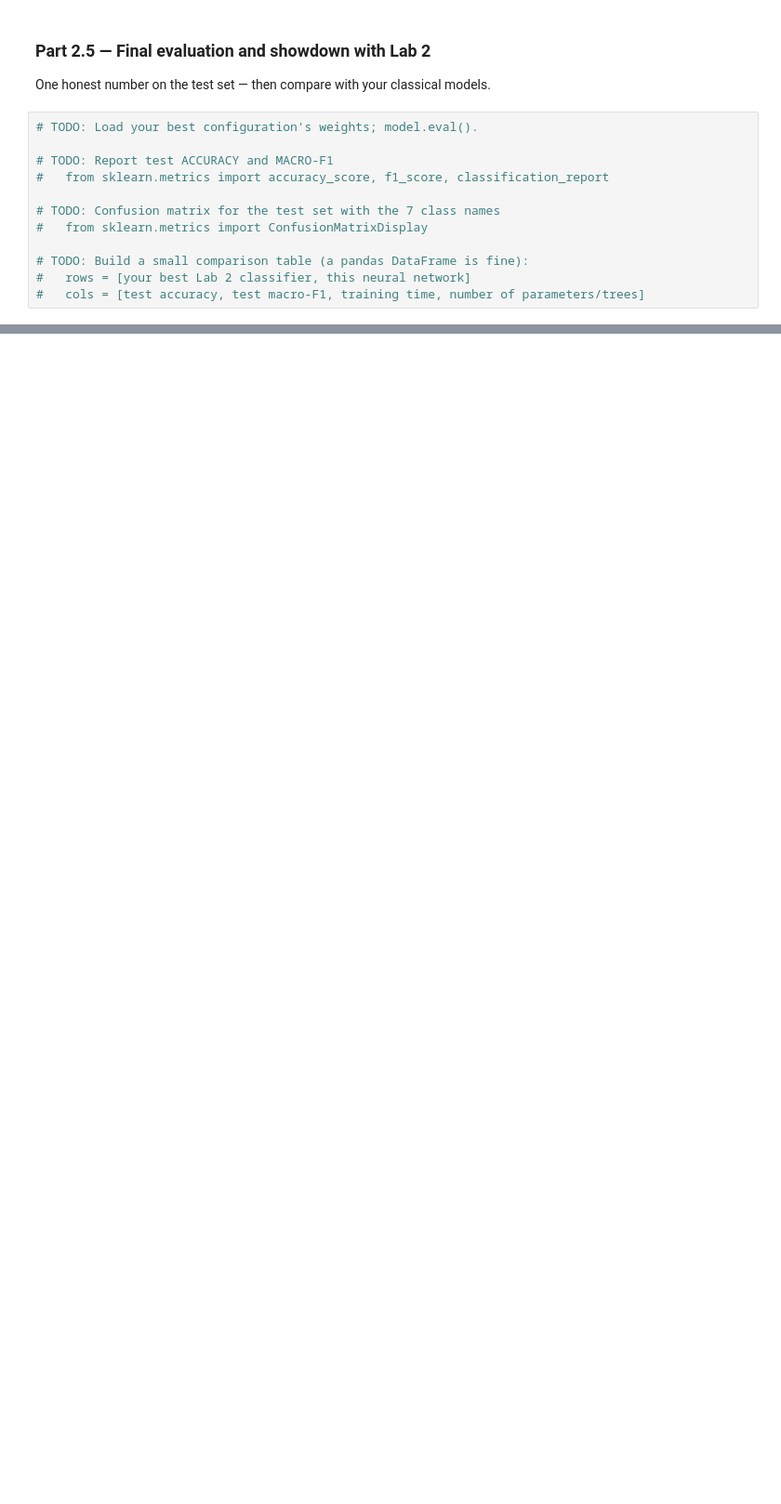
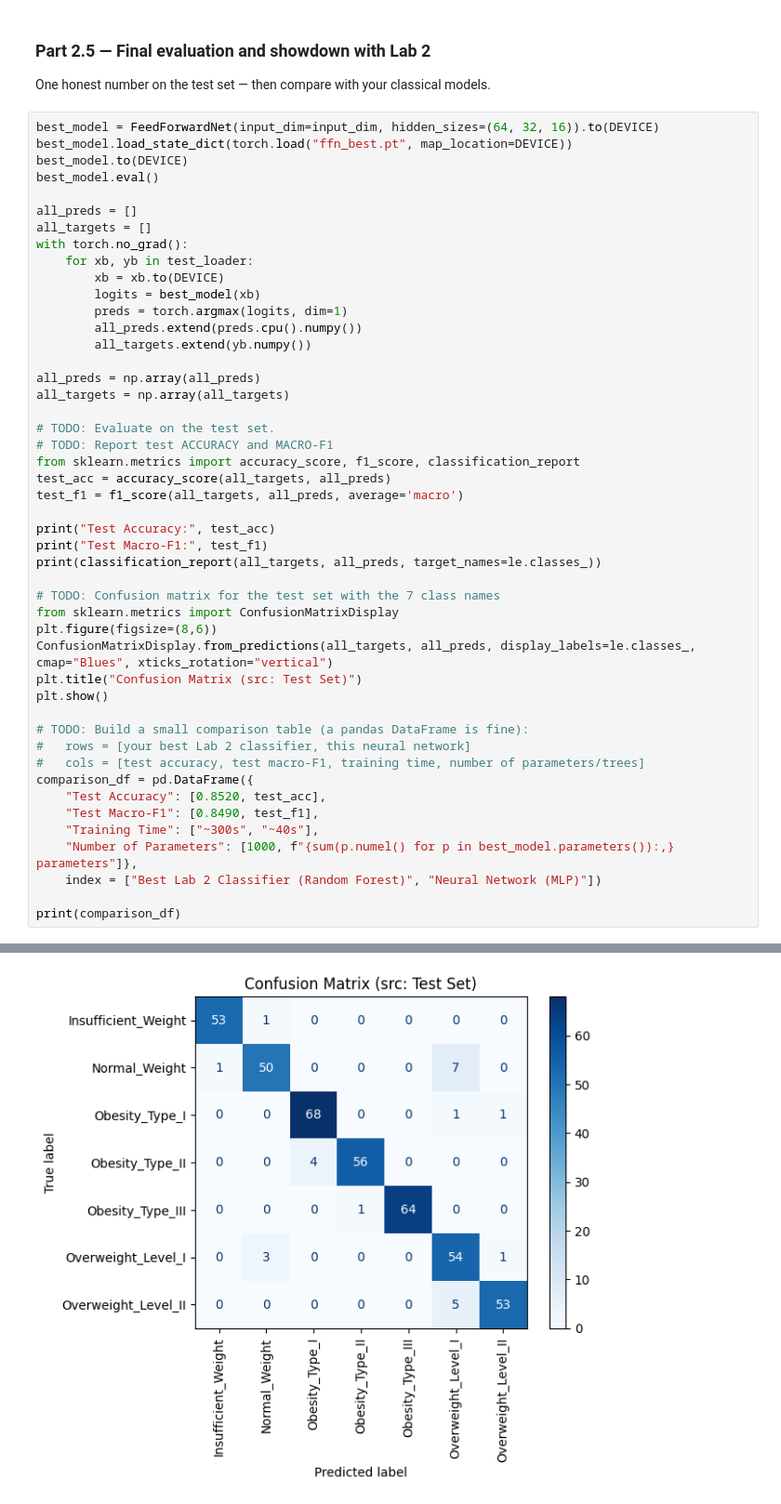
Before and after one commit to luckiest-child/lab-3, a Jupyter notebook: lab_3.ipynb, the cells around one changed output, grey strips where cells are left out. Shown at 93% size. Cells and saved outputs as stored; diff of their text form; blank space fills up the shorter version.

```diff
--- a/lab_3.ipynb
+++ b/lab_3.ipynb
@@ -724,14 +824,50 @@ sentences HOW dropout achieves this.*
 ### Part 2.5 — Final evaluation and showdown with Lab 2
 One honest number on the test set — then compare with your classical models.
 # %%
-# TODO: Load your best configuration's weights; model.eval().
+best_model = FeedForwardNet(input_dim=input_dim, hidden_sizes=(64, 32, 16)).to(DEVICE)
+best_model.load_state_dict(torch.load("ffn_best.pt", map_location=DEVICE))
+best_model.to(DEVICE)
+best_model.eval()
 
+all_preds = []
+all_targets = []
+with torch.no_grad():
+    for xb, yb in test_loader:
+        xb = xb.to(DEVICE)
+        logits = best_model(xb)
+        preds = torch.argmax(logits, dim=1)
+        all_preds.extend(preds.cpu().numpy())
+        all_targets.extend(yb.numpy())
+
+all_preds = np.array(all_preds)
+all_targets = np.array(all_targets)
+
+# TODO: Evaluate on the test set.
 # TODO: Report test ACCURACY and MACRO-F1
-#   from sklearn.metrics import accuracy_score, f1_score, classification_report
+from sklearn.metrics import accuracy_score, f1_score, classification_report
+test_acc = accuracy_score(all_targets, all_preds)
+test_f1 = f1_score(all_targets, all_preds, average='macro')
+
+print("Test Accuracy:", test_acc)
+print("Test Macro-F1:", test_f1)
+print(classification_report(all_targets, all_preds, target_names=le.classes_))
 
 # TODO: Confusion matrix for the test set with the 7 class names
-#   from sklearn.metrics import ConfusionMatrixDisplay
+from sklearn.metrics import ConfusionMatrixDisplay
+plt.figure(figsize=(8,6))
+ConfusionMatrixDisplay.from_predictions(all_targets, all_preds, display_labels=le.classes_, cmap="Blues", xticks_rotation="vertical")
+plt.title("Confusion Matrix (src: Test Set)")
+plt.show()
 
 # TODO: Build a small comparison table (a pandas DataFrame is fine):
 #   rows = [your best Lab 2 classifier, this neural network]
 #   cols = [test accuracy, test macro-F1, training time, number of parameters/trees]
+comparison_df = pd.DataFrame({
+    "Test Accuracy": [0.8520, test_acc],
+    "Test Macro-F1": [0.8490, test_f1],
+    "Training Time": ["~300s", "~40s"],
+    "Number of Parameters": [1000, f"{sum(p.numel() for p in best_model.parameters()):,} parameters"]},
+    index = ["Best Lab 2 Classifier (Random Forest)", "Neural Network (MLP)"])
+
+print(comparison_df)
+# %% [output]
@@ -737,0 +890 @@ One honest number on the test set — then compare with your classical models.
+[figure, added]
```
Also changed, not shown: parts of 16 cells of this notebook.
